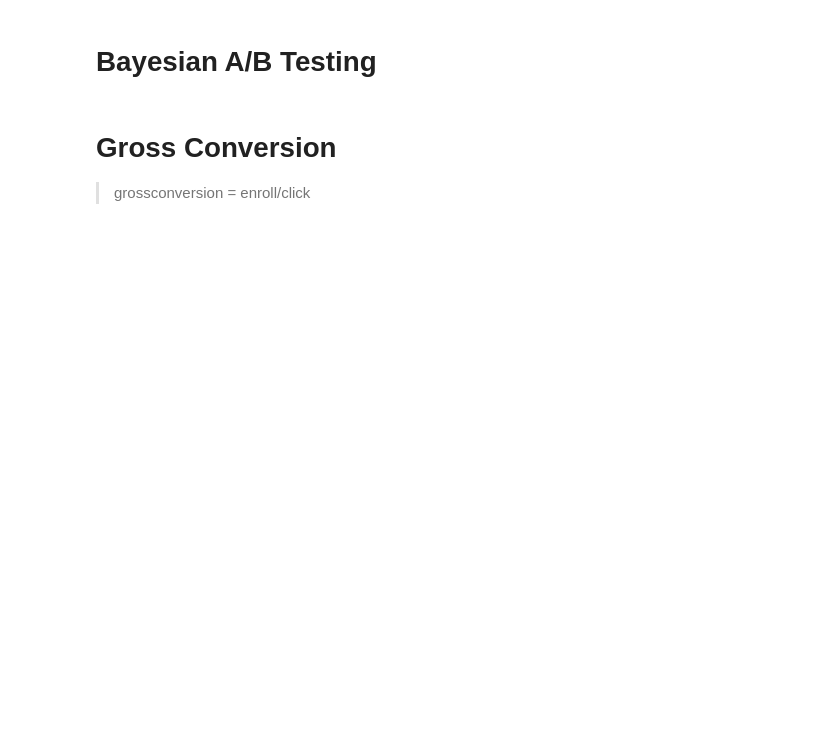
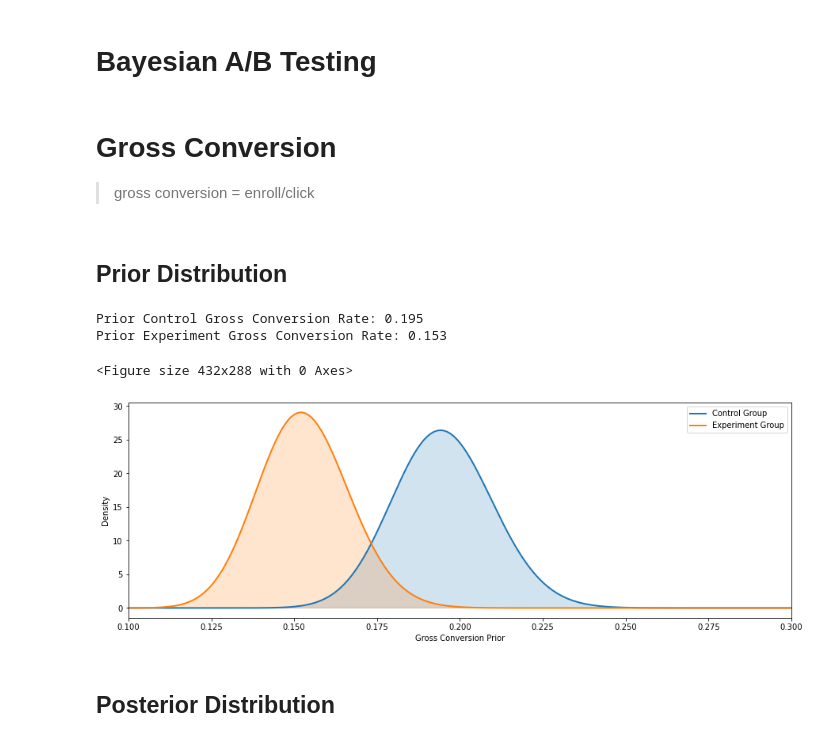
Before and after one commit to Charlotte1904/Bayesian-Time-Series, a Jupyter notebook: Udacity AB Testing.ipynb, the cells around one changed output. Saved outputs shown, nothing was run; the diff lists cells and outputs as text; code cells hidden in the pictures; blank space fills up the shorter version.

```diff
--- a/Udacity AB Testing.ipynb
+++ b/Udacity AB Testing.ipynb
@@ -40,5 +36,5 @@ Populating the interactive namespace from numpy and matplotlib
 # %%
-control = pd.read_excel(open('data/data.xlsx','rb'), sheetname='Control')
+control = pd.read_excel(open('data/data.xlsx','rb'), sheet_name='Control')
 control = control.fillna(0)
-experiment = pd.read_excel(open('data/data.xlsx','rb'), sheetname='Experiment')
+experiment = pd.read_excel(open('data/data.xlsx','rb'), sheet_name='Experiment')
 experiment = experiment.fillna(0)
@@ -128,7 +131,7 @@ The hypothesis was that this might set clearer expectations for students upfront
 # %% [markdown]
 # Bayesian A/B Testing
 # %%
-def posterior_distribution(control_alpha,control_beta,experiment_alpha, experiment_beta):
+def posterior_distribution(control_alpha, control_beta, experiment_alpha, experiment_beta):
     #x: probability/rate
     #y: probability density function
 
@@ -138,9 +141,7 @@ def posterior_distribution(control_alpha,control_beta,experiment_alpha, experime
         c_pos_alpha, c_posterior_beta = control_alpha[i] + control_alpha[i+1], control_beta[i] + control_beta[i+1]
         e_pos_alpha, e_posterior_beta = experiment_alpha[i] + experiment_alpha[i+1], experiment_beta[i] + experiment_beta[i+1]
         i+=1
-    return c_pos_alpha,c_posterior_beta,e_pos_alpha,e_posterior_beta
-
-x = x = np.linspace(0., 1, 1000) #random probability
+    return c_pos_alpha, c_posterior_beta, e_pos_alpha, e_posterior_beta
 # %%
 def plot_with_fill(x, y, label):
     #x: probability/rate
@@ -150,7 +151,7 @@ def plot_with_fill(x, y, label):
 # %% [markdown]
 # Gross Conversion
 
->grossconversion = enroll/click
+>gross conversion = enroll/click
 # %%
 control_enrollment = control.Enrollments
 control_noenrollment = control.Clicks - control.Enrollments
@@ -159,3 +160,33 @@ control_click = control.Clicks
 experiment_enrollment = experiment.Enrollments
 experiment_noenrollment = experiment.Clicks - experiment.Enrollments
 experiment_click = experiment.Clicks
+
+x = np.linspace(0., 1, 1000) #random probability
+# %% [markdown]
+## Prior Distribution
+# %%
+print(f'Prior Control Gross Conversion Rate: {(control_enrollment[0]/control_click[0]):.3}')
+print(f'Prior Experiment Gross Conversion Rate: {(experiment_enrollment[0]/experiment_click[0]):.3}')
+# %% [output]
+Prior Control Gross Conversion Rate: 0.195
+Prior Experiment Gross Conversion Rate: 0.153
+# %%
+## Get prior distribution
+c_distribution_gc_prior = stats.beta.pdf(x, control_enrollment[0], control_noenrollment[0])
+e_distribution_gc_prior  = stats.beta.pdf(x, experiment_enrollment[0], experiment_noenrollment[0])
+# %%
+plt.figure(2)
+plt.figure(figsize=(15,5))
+plot_with_fill(x, c_distribution_gc_prior , 'Control Group')
+plot_with_fill(x, e_distribution_gc_prior , 'Experiment Group')
+plt.xlim(xmax=0.3)
+plt.xlim(xmin = 0.1)
+plt.xlabel('Gross Conversion Prior')
+plt.ylabel('Density')
+plt.legend()
+plt.show()
+# %% [output]
+<Figure size 432x288 with 0 Axes>
+[figure, added]
+# %% [markdown]
+## Posterior Distribution
```
Also changed, not shown: parts of 53 cells of this notebook.
